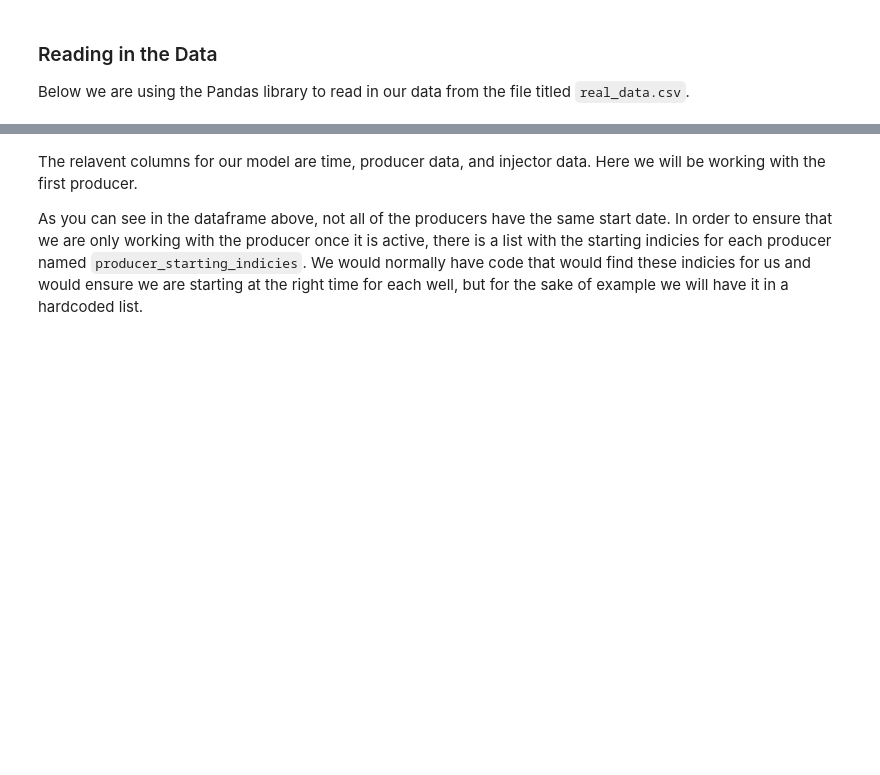
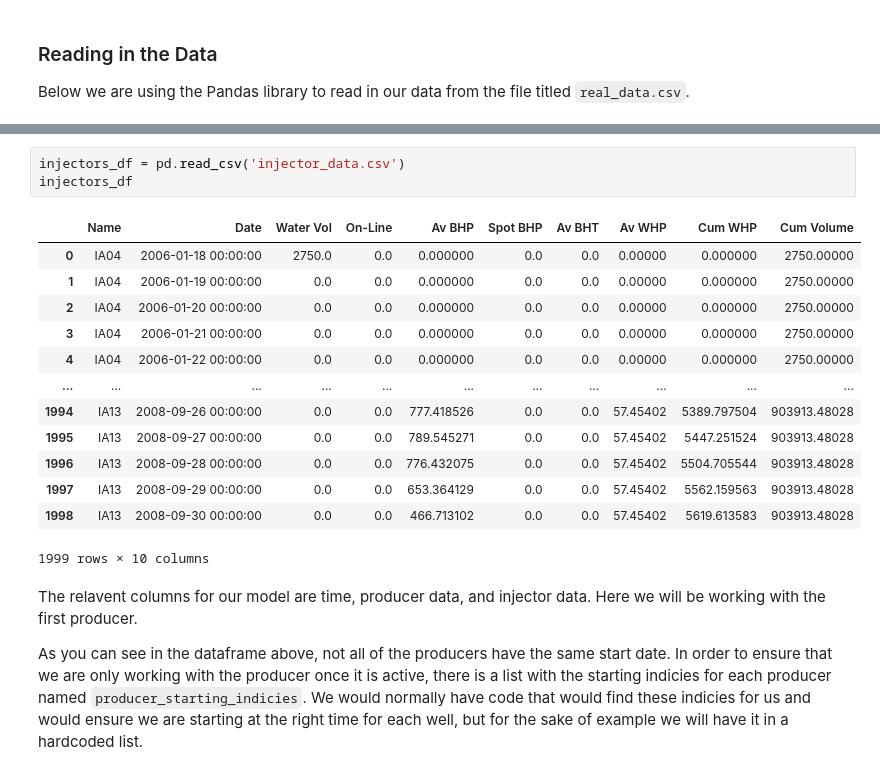
Before and after one commit to UT-DIRECT/CRM-scikit-learn, a Jupyter notebook: examples/real_data_example.ipynb, the cells around one changed output, grey strips where cells are left out. Saved outputs shown, nothing was run; the diff lists cells and outputs as text; blank space fills up the shorter version.

```diff
--- a/examples/real_data_example.ipynb
+++ b/examples/real_data_example.ipynb
@@ -68,3 +69,20 @@ df
+# %%
+injectors_df = pd.read_csv('injector_data.csv')
+injectors_df
+# %% [output]
+|  | Name | Date | Water Vol | On-Line | Av BHP | Spot BHP | Av BHT | Av WHP | Cum WHP | Cum Volume |
+| 0 | IA04 | 2006-01-18 00:00:00 | 2750.0 | 0.0 | 0.000000 | 0.0 | 0.0 | 0.00000 | 0.000000 | 2750.00000 |
+| 1 | IA04 | 2006-01-19 00:00:00 | 0.0 | 0.0 | 0.000000 | 0.0 | 0.0 | 0.00000 | 0.000000 | 2750.00000 |
+| 2 | IA04 | 2006-01-20 00:00:00 | 0.0 | 0.0 | 0.000000 | 0.0 | 0.0 | 0.00000 | 0.000000 | 2750.00000 |
+| 3 | IA04 | 2006-01-21 00:00:00 | 0.0 | 0.0 | 0.000000 | 0.0 | 0.0 | 0.00000 | 0.000000 | 2750.00000 |
+| 4 | IA04 | 2006-01-22 00:00:00 | 0.0 | 0.0 | 0.000000 | 0.0 | 0.0 | 0.00000 | 0.000000 | 2750.00000 |
+| ... | ... | ... | ... | ... | ... | ... | ... | ... | ... | ... |
+| 1994 | IA13 | 2008-09-26 00:00:00 | 0.0 | 0.0 | 777.418526 | 0.0 | 0.0 | 57.45402 | 5389.797504 | 903913.48028 |
+| 1995 | IA13 | 2008-09-27 00:00:00 | 0.0 | 0.0 | 789.545271 | 0.0 | 0.0 | 57.45402 | 5447.251524 | 903913.48028 |
+| 1996 | IA13 | 2008-09-28 00:00:00 | 0.0 | 0.0 | 776.432075 | 0.0 | 0.0 | 57.45402 | 5504.705544 | 903913.48028 |
+| 1997 | IA13 | 2008-09-29 00:00:00 | 0.0 | 0.0 | 653.364129 | 0.0 | 0.0 | 57.45402 | 5562.159563 | 903913.48028 |
+| 1998 | IA13 | 2008-09-30 00:00:00 | 0.0 | 0.0 | 466.713102 | 0.0 | 0.0 | 57.45402 | 5619.613583 | 903913.48028 |
+1999 rows × 10 columns
 # %% [markdown]
 The relavent columns for our model are time, producer data, and injector data. Here we will be working with the first producer.
 
```
Also changed, not shown: parts of 9 cells of this notebook, 3 other files.
